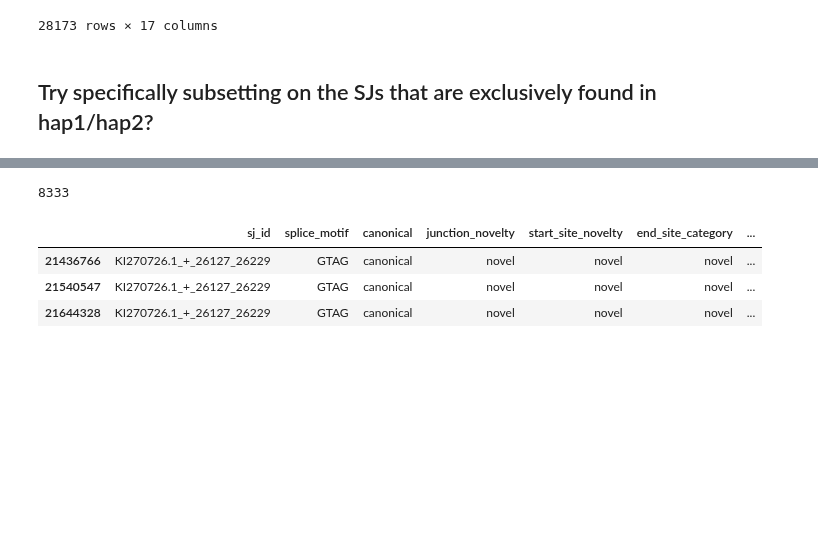
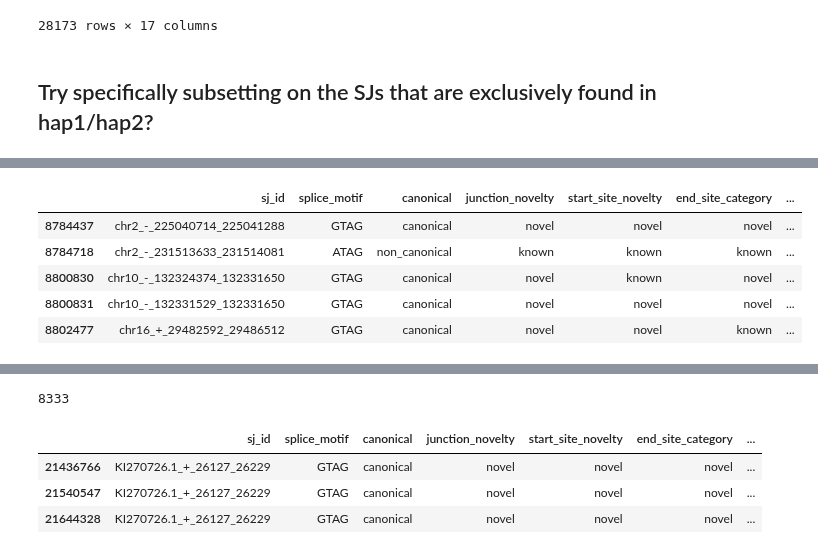
Before and after one commit to fairliereese/240903_pt, a Jupyter notebook: analysis/td_personal_get_distances_to_known_ss.ipynb, the cells around one changed output, grey strips where cells are left out. Drawn from its saved outputs; the diff is of its cells as text; code cells hidden in the pictures; blank space fills up the shorter version.

```diff
--- a/analysis/td_personal_get_distances_to_known_ss.ipynb
+++ b/analysis/td_personal_get_distances_to_known_ss.ipynb
@@ -207,0 +235,11 @@ df.drop('Unnamed: 0', axis=1, inplace=True)
+# %%
+# melt to 5' and 3'
+df[['Chromosome', 'Strand', 'Start', 'End']] = df.sj_id.str.split('_', expand=True)
+df.tail()
+# %% [output]
+|  | sj_id | splice_motif | canonical | junction_novelty | start_site_novelty | end_site_category | ... |
+| 8784437 | chr2_-_225040714_225041288 | GTAG | canonical | novel | novel | novel | ... |
+| 8784718 | chr2_-_231513633_231514081 | ATAG | non_canonical | known | known | known | ... |
+| 8800830 | chr10_-_132324374_132331650 | GTAG | canonical | novel | known | novel | ... |
+| 8800831 | chr10_-_132331529_132331650 | GTAG | canonical | novel | novel | novel | ... |
+| 8802477 | chr16_+_29482592_29486512 | GTAG | canonical | novel | novel | known | ... |
```
Also changed, not shown: parts of 15 cells of this notebook.
